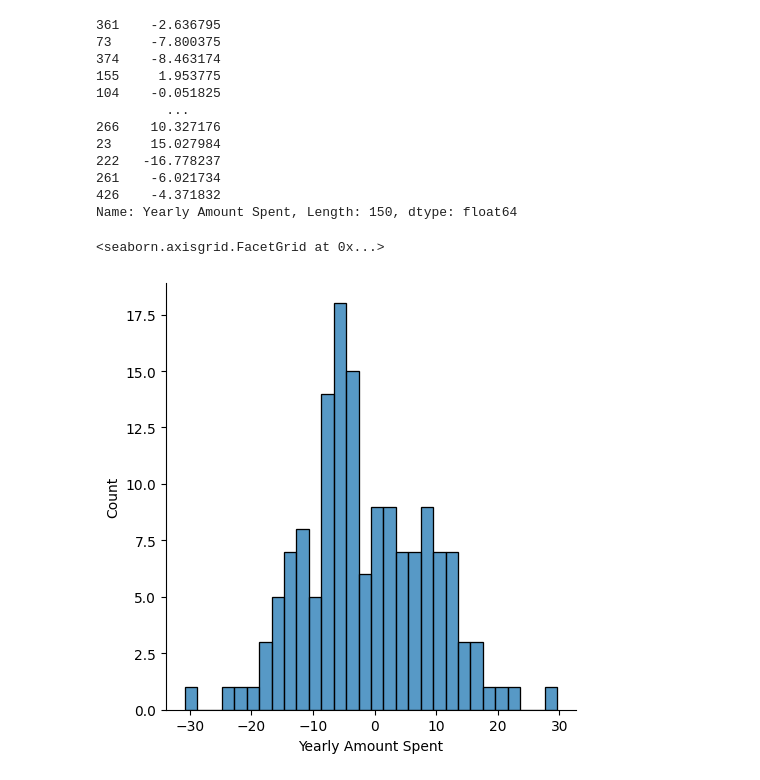
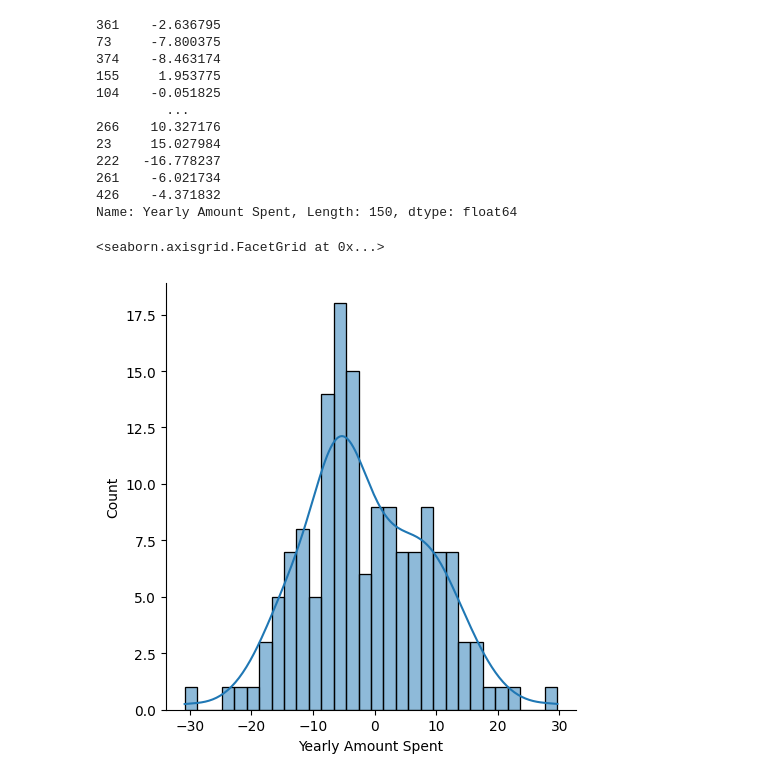
Before and after one commit to Liburn-Krasniqi/Sales-Regression-Analysis, a Jupyter notebook: Linear Regression.ipynb, the cells around one changed output. Saved outputs shown, nothing was run; the diff lists cells and outputs as text; code cells hidden in the pictures.

Commit message:
Residual analysis

```diff
--- a/Linear Regression.ipynb
+++ b/Linear Regression.ipynb
@@ -132,7 +132,7 @@ residuals
 426    -4.371832
 Name: Yearly Amount Spent, Length: 150, dtype: float64
 # %%
-sns.displot(residuals, bins=30)
+sns.displot(residuals, bins=30, kde = True)
 # %% [output]
 <seaborn.axisgrid.FacetGrid at 0x...>
-[figure, old version]
+[figure, new version]
```
Also changed, not shown: parts of 2 cells of this notebook.
